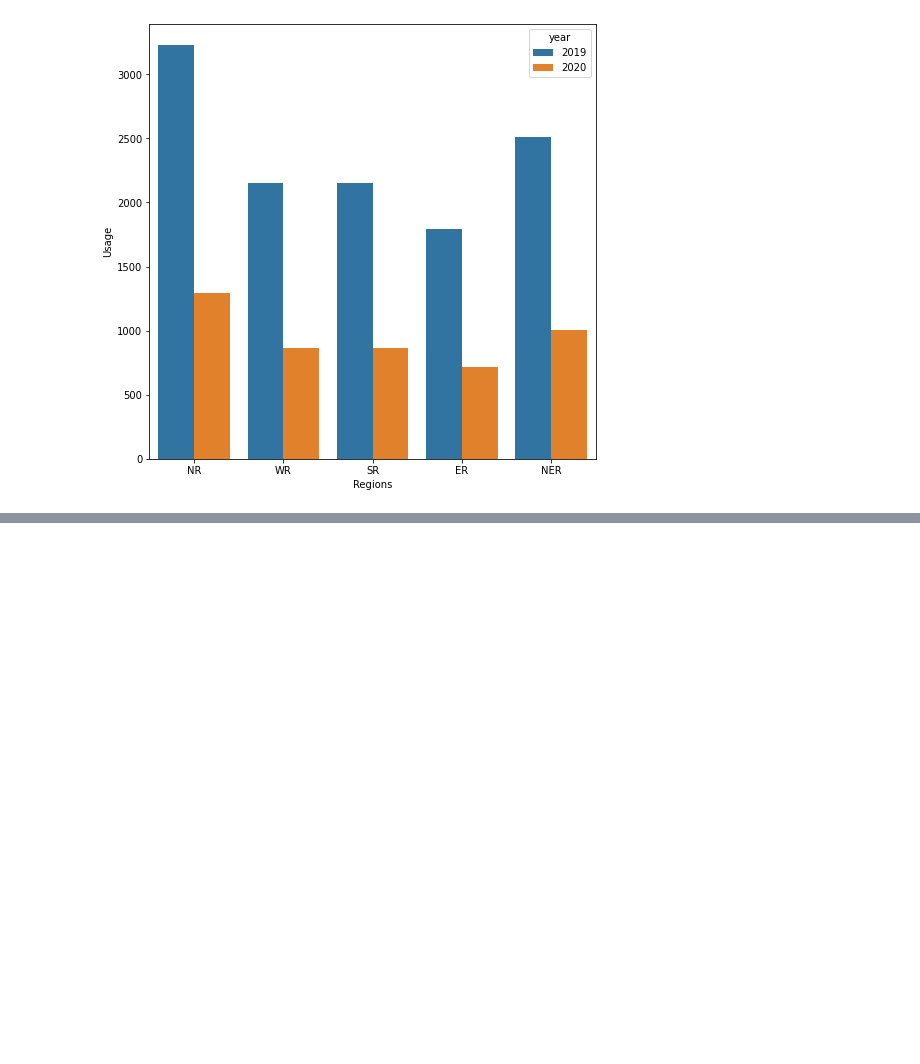
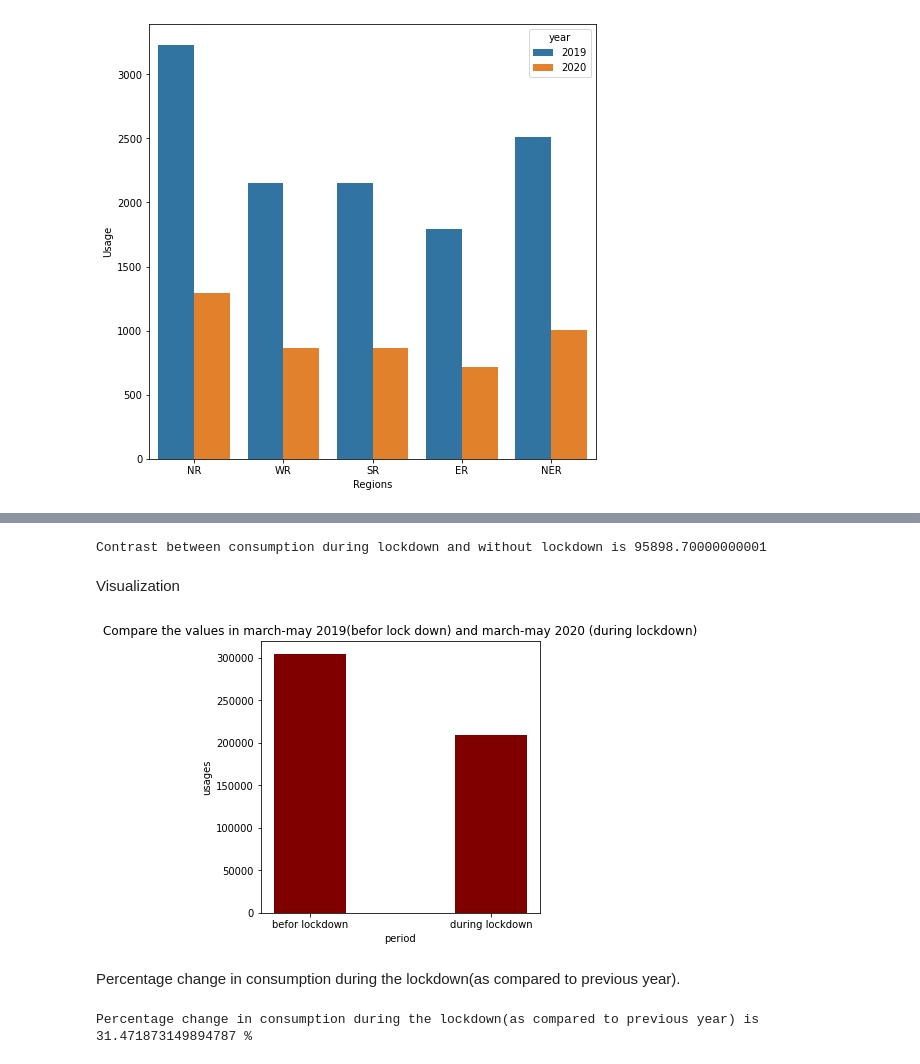
Before and after one commit to pratikshakirolkar/Final_Electricity_Proejct, a Jupyter notebook: Basic_Visualization.ipynb, the cells around one changed output, grey strips where cells are left out. Saved outputs shown, nothing was run; the diff lists cells and outputs as text; code cells hidden in the pictures; blank space fills up the shorter version.

```diff
--- a/Basic_Visualization.ipynb
+++ b/Basic_Visualization.ipynb
@@ -466,0 +511,34 @@ right_bars = bars[half:]
+# %%
+diff=((list1[2]+list1[3]+list1[4])-(list2[2]+list2[3]+list2[4]))
+print(f"Contrast between consumption during lockdown and without lockdown is {diff}  ")
+# %% [output]
+Contrast between consumption during lockdown and without lockdown is 95898.70000000001
+# %% [markdown]
+Visualization
+# %%
+num1=float((list1[2]+list1[3]+list1[4]))
+num2=float((list2[2]+list2[3]+list2[4]))
+list3=[]
+list4=[]
+list4.append(num1)
+list4.append(num2)
+list3.append('befor lockdown')
+list3.append('during lockdown')
+# %%
+plt.figure(figsize = (5, 5))
+plt.bar(list3, list4, color ='maroon',
+        width = 0.4)
+
+plt.xlabel("period")
+plt.ylabel("usages")
+plt.title("Compare the values in march-may 2019(befor lock down) and march-may 2020 (during lockdown)")
+plt.show()
+# %% [output]
+[figure, added]
+# %% [markdown]
+Percentage change in consumption during the lockdown(as compared to previous year).
+# %%
+percent=((num1-num2)/num1)*100
+print(f"Percentage change in consumption during the lockdown(as compared to previous year) is {percent} %")
+# %% [output]
+Percentage change in consumption during the lockdown(as compared to previous year) is 31.471873149894787 %
```
Also changed, not shown: parts of 16 cells of this notebook.
